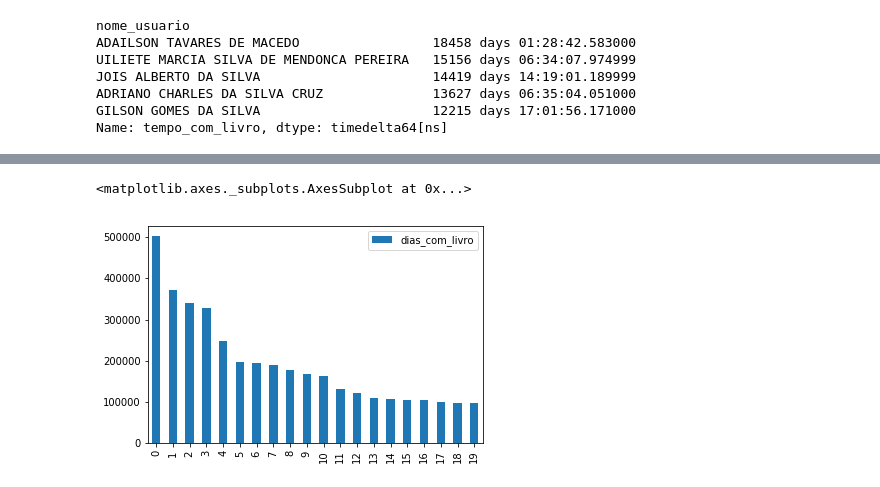
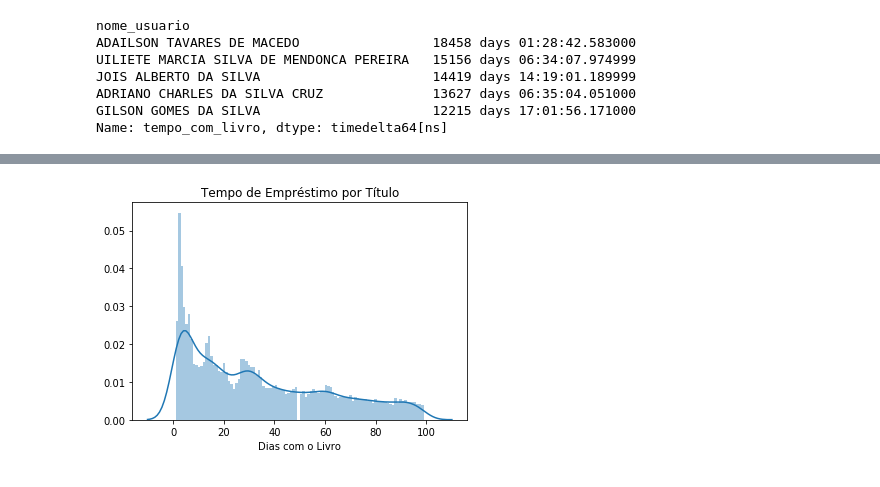
Before and after one commit to JohnVithor/Data_Science_2019_U2, a Jupyter notebook: Biblioteca.ipynb, the cells around one changed output, grey strips where cells are left out. Saved outputs shown, nothing was run; the diff lists cells and outputs as text; code cells hidden in the pictures.

```diff
--- a/Biblioteca.ipynb
+++ b/Biblioteca.ipynb
@@ -261,10 +285,12 @@ livros_interessantes = livros_interessantes[livros_interessantes.dias_com_livro
 livros_interessantes_plot = livros_interessantes[["titulo", "dias_com_livro"]]
 # %%
 livros_interessantes_plot_d = livros_interessantes_plot.drop_duplicates("titulo")
-# %%
-livros_interessantes_plot_d = livros_interessantes_plot_d.pivot(index="titulo", columns="dias_com_livro", values="dias_com_livro")
-# %%
-livros_interessantes_plot.head(20).plot(kind='bar')
-# %% [output]
-<matplotlib.axes._subplots.AxesSubplot at 0x...>
-[figure, removed]
+# %%
+livros_interessantes_plot_d.columns = ["Titulo", "Dias com o Livro"]
+# %%
+g = sns.distplot(livros_interessantes_plot_d[livros_interessantes_plot_d["Dias com o Livro"] < 100]["Dias com o Livro"], bins=100)
+g.set_title("Tempo de Empréstimo por Título")
+#livros_interessantes_plot_d[(livros_interessantes_plot_d["Dias com o Livro"] <= 100)].plot.hist(bins=100, figsize=(10,6), title = "Tempo de Empréstimo por Título")
+plt.show()
+# %% [output]
+[figure, added]
```
Also changed, not shown: parts of 18 cells of this notebook.
